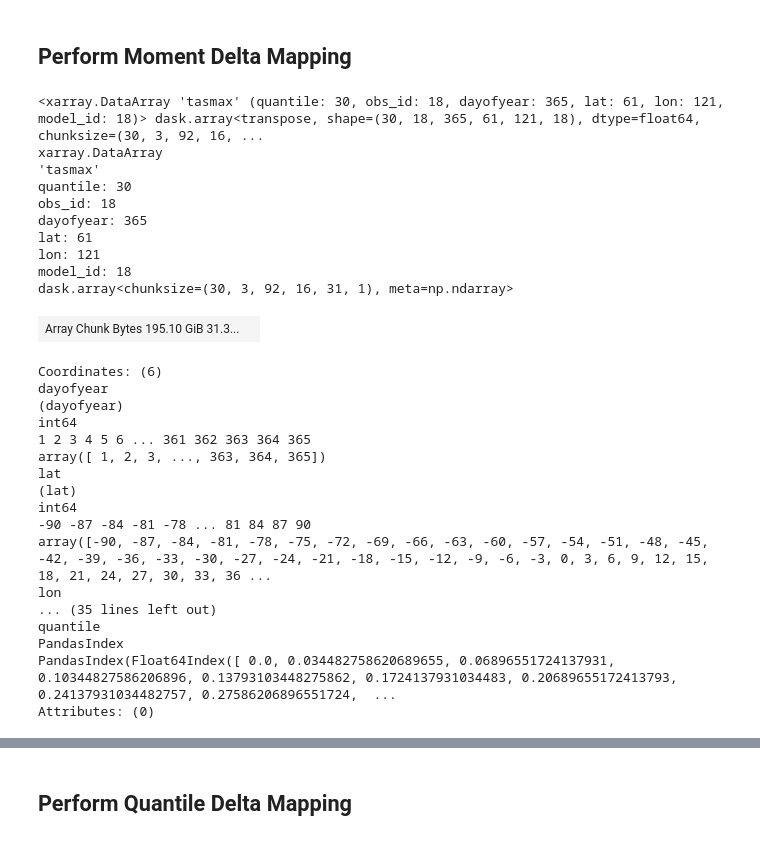
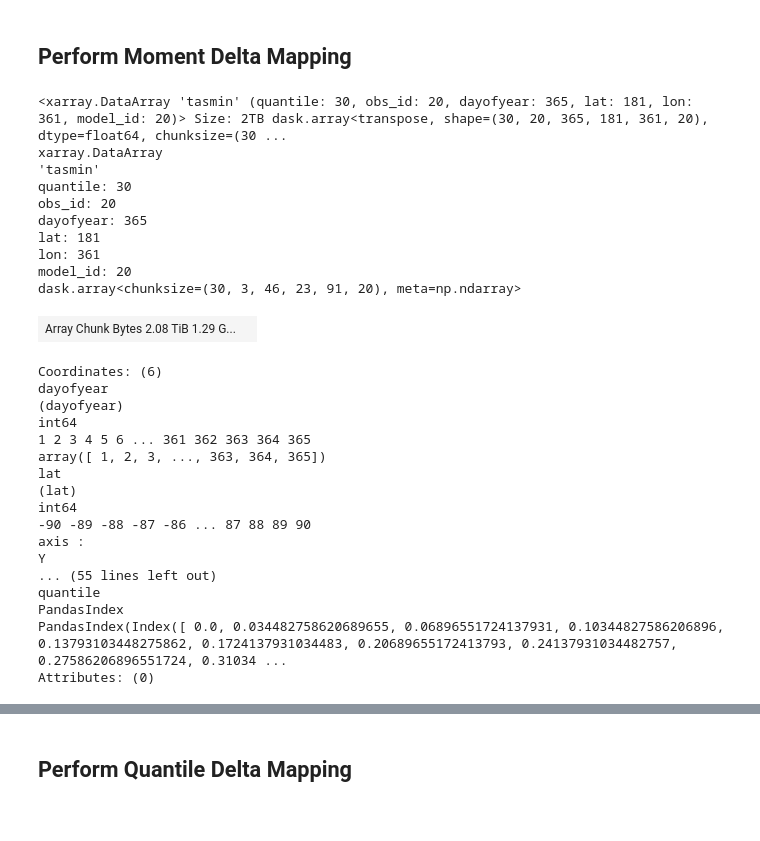
Before and after one commit to hrhampapura/moment_delta_mapping, a Jupyter notebook: notebooks/ncar_casper/07_inter_model_errors.ipynb, the cells around one changed output, grey strips where cells are left out. Drawn from its saved outputs; the diff is of its cells as text; code cells hidden in the pictures.

```diff
--- a/notebooks/ncar_casper/07_inter_model_errors.ipynb
+++ b/notebooks/ncar_casper/07_inter_model_errors.ipynb
@@ -189,5 +167,11 @@ Attributes: (0)
 # %%
-ds_pi_det  = xr.open_zarr(cvals+'cmip6_pi_ann_detrended.zarr').tasmax
-ds_eoc_det = xr.open_zarr(cvals+'cmip6_eoc_ann_detrended.zarr').tasmax
-ds_eoc_det
+pi_detrended  = xr.open_zarr(folder_path  +'cmip6_pi_ann_detrended.zarr')
+eoc_detrended = xr.open_zarr(folder_path +'cmip6_eoc_ann_detrended.zarr')
+#
+pi_detrended  = pi_detrended[var_name]
+eoc_detrended = eoc_detrended[var_name]
+#
+pi_detrended = pi_detrended.chunk({'source_id':-1,'lat':23})
+eoc_detrended = eoc_detrended.chunk({'source_id':-1,'lat':23})
+eoc_detrended
 # %% [output]
@@ -228,18 +207,18 @@ Attributes: (0)
 # %%
 ############ Select some ensemble as obs and another as model ######
-pi_model  = ds_pi.rename({'source_id':'model_id'})
-eoc_model = ds_eoc.rename({'source_id':'model_id'})
-pi_model['model_id']  = pi_model['model_id'].astype(str)
-eoc_model['model_id'] = eoc_model['model_id'].astype(str)
-#####
-pi_obs    =  ds_pi.rename({'source_id':'obs_id'})
-eoc_obs   =  ds_eoc.rename({'source_id':'obs_id'})
-pi_obs['obs_id']  = pi_obs['obs_id'].astype(str)
-eoc_obs['obs_id'] = eoc_obs['obs_id'].astype(str)
+pi_model  = pi_daily.rename({'source_id':'model_id'})
+eoc_model = eoc_daily.rename({'source_id':'model_id'})
 #
-pi_model_det  = ds_pi_det.rename({'source_id':'model_id'})
-eoc_model_det = ds_eoc_det.rename({'source_id':'model_id'})
-pi_model_det['model_id']  = pi_model_det['model_id'].astype(str)
-eoc_model_det['model_id'] = eoc_model_det['model_id'].astype(str)
+pi_obs    =  pi_daily.rename({'source_id':'obs_id'})
+eoc_obs   =  eoc_daily.rename({'source_id':'obs_id'})
 #
-pi_obs
+pi_model_det  = pi_detrended.rename({'source_id':'model_id'})
+eoc_model_det = eoc_detrended.rename({'source_id':'model_id'})
+#
+# pi_model['model_id']  = pi_model['model_id'].astype(str)
+# eoc_model['model_id'] = eoc_model['model_id'].astype(str)
+# pi_model_det['model_id']  = pi_model_det['model_id'].astype(str)
+# eoc_model_det['model_id'] = eoc_model_det['model_id'].astype(str)
+#
+# pi_obs['obs_id']  = pi_obs['obs_id'].astype(str)
+# eoc_obs['obs_id'] = eoc_obs['obs_id'].astype(str)
@@ -380,24 +299,25 @@ Wall time: 6min 58s
 # %%
 pi_mdm   = implement_mdm(pi_obs,pi_mmean,eoc_mmean,pi_mstd,eoc_mstd)
 pi_shift = implement_shift(pi_obs,pi_mmean,eoc_mmean)
 #
 qpi_mdm    = compute_quantiles(pi_mdm)
 qpi_shift = compute_quantiles(pi_shift)
 #
-# qpi_mdm = qpi_mdm.chunk({'obs_id':1})
-qpi_shift
+# qpi_mdm = qpi_mdm.chunk({'dayofyear':30})
+# qpi_shift = qpi_shift.chunk({'dayofyear':30})
+qpi_mdm
 # %% [output]
-<xarray.DataArray 'tasmax' (quantile: 30, obs_id: 18, dayofyear: 365, lat: 61, lon: 121, model_id: 18)> dask.array<transpose, shape=(30, 18, 365, 61, 121, 18), dtype=float64, chunksize=(30, 3, 92, 16, ...
+<xarray.DataArray 'tasmin' (quantile: 30, obs_id: 20, dayofyear: 365, lat: 181, lon: 361, model_id: 20)> Size: 2TB dask.array<transpose, shape=(30, 20, 365, 181, 361, 20), dtype=float64, chunksize=(30 ...
 xarray.DataArray
-'tasmax'
+'tasmin'
 quantile: 30
-obs_id: 18
+obs_id: 20
 dayofyear: 365
-lat: 61
-lon: 121
-model_id: 18
-dask.array<chunksize=(30, 3, 92, 16, 31, 1), meta=np.ndarray>
+lat: 181
+lon: 361
+model_id: 20
+dask.array<chunksize=(30, 3, 46, 23, 91, 20), meta=np.ndarray>
-| Array Chunk Bytes 195.10 GiB 31.3... |  |
+| Array Chunk Bytes 2.08 TiB 1.29 G... |  |
 Coordinates: (6)
 dayofyear
 (dayofyear)
@@ -407,13 +327,13 @@ array([ 1, 2, 3, ..., 363, 364, 365])
 lat
 (lat)
 int64
--90 -87 -84 -81 -78 ... 81 84 87 90
-array([-90, -87, -84, -81, -78, -75, -72, -69, -66, -63, -60, -57, -54, -51, -48, -45, -42, -39, -36, -33, -30, -27, -24, -21, -18, -15, -12, -9, -6, -3, 0, 3, 6, 9, 12, 15, 18, 21, 24, 27, 30, 33, 36 ...
-lon
-... (35 lines left out)
+-90 -89 -88 -87 -86 ... 87 88 89 90
+axis :
+Y
+... (55 lines left out)
 quantile
 PandasIndex
-PandasIndex(Float64Index([ 0.0, 0.034482758620689655, 0.06896551724137931, 0.10344827586206896, 0.13793103448275862, 0.1724137931034483, 0.20689655172413793, 0.24137931034482757, 0.27586206896551724,  ...
+PandasIndex(Index([ 0.0, 0.034482758620689655, 0.06896551724137931, 0.10344827586206896, 0.13793103448275862, 0.1724137931034483, 0.20689655172413793, 0.24137931034482757, 0.27586206896551724, 0.31034 ...
 Attributes: (0)
 # %%
 # %%time
```
Also changed, not shown: parts of 53 cells of this notebook, 1 other file.
